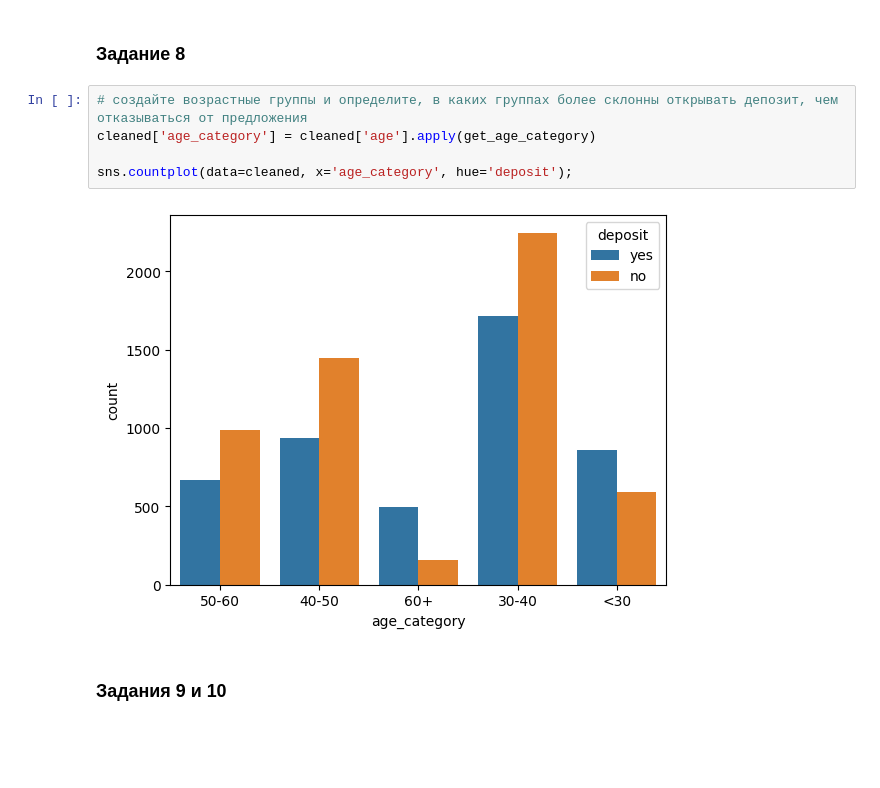
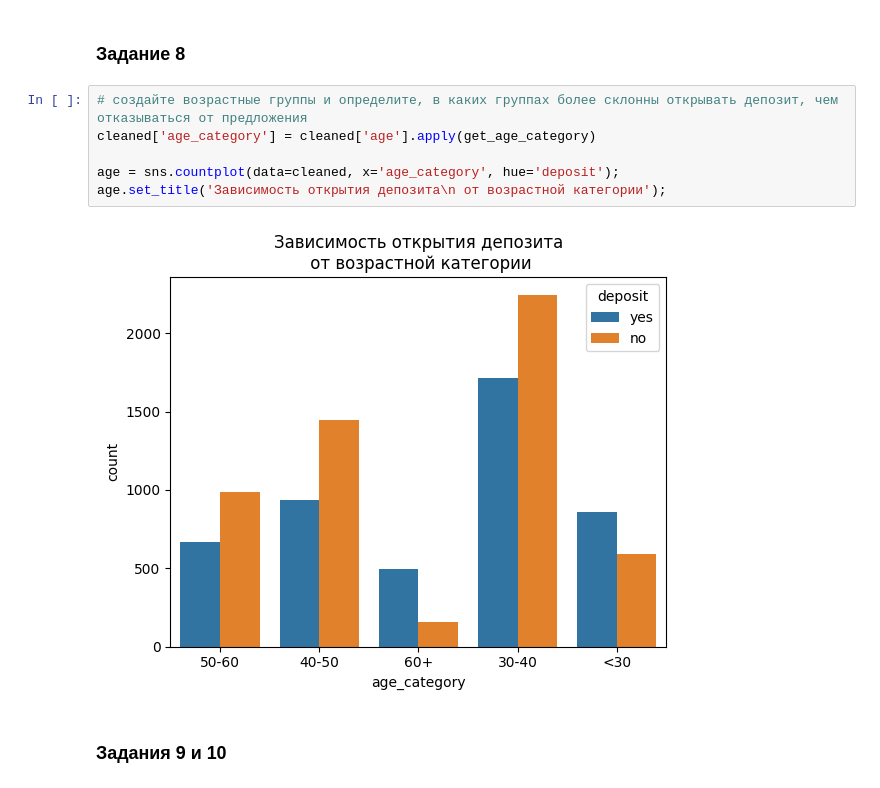
Before and after one commit to AntonYurkovskiy/Project_4_ML_BankDeposits, a Jupyter notebook: Project_4_ML.ipynb, the cells around one changed output. Saved outputs shown, nothing was run; the diff lists cells and outputs as text; blank space fills up the shorter version.

```diff
--- a/Project_4_ML.ipynb
+++ b/Project_4_ML.ipynb
@@ -249,10 +249,11 @@ sns.countplot(data=cleaned, x='month', hue='deposit');
 # %%
 # создайте возрастные группы и определите, в каких группах более склонны открывать депозит, чем отказываться от предложения
 cleaned['age_category'] = cleaned['age'].apply(get_age_category)
 
-sns.countplot(data=cleaned, x='age_category', hue='deposit');
+age = sns.countplot(data=cleaned, x='age_category', hue='deposit');
+age.set_title('Зависимость открытия депозита\n от возрастной категории');
 # %% [output]
-[figure, old version]
+[figure, new version]
 # %% [markdown]
 ### Задания 9 и 10
 # %%
```
Also changed, not shown: parts of 14 cells of this notebook.
